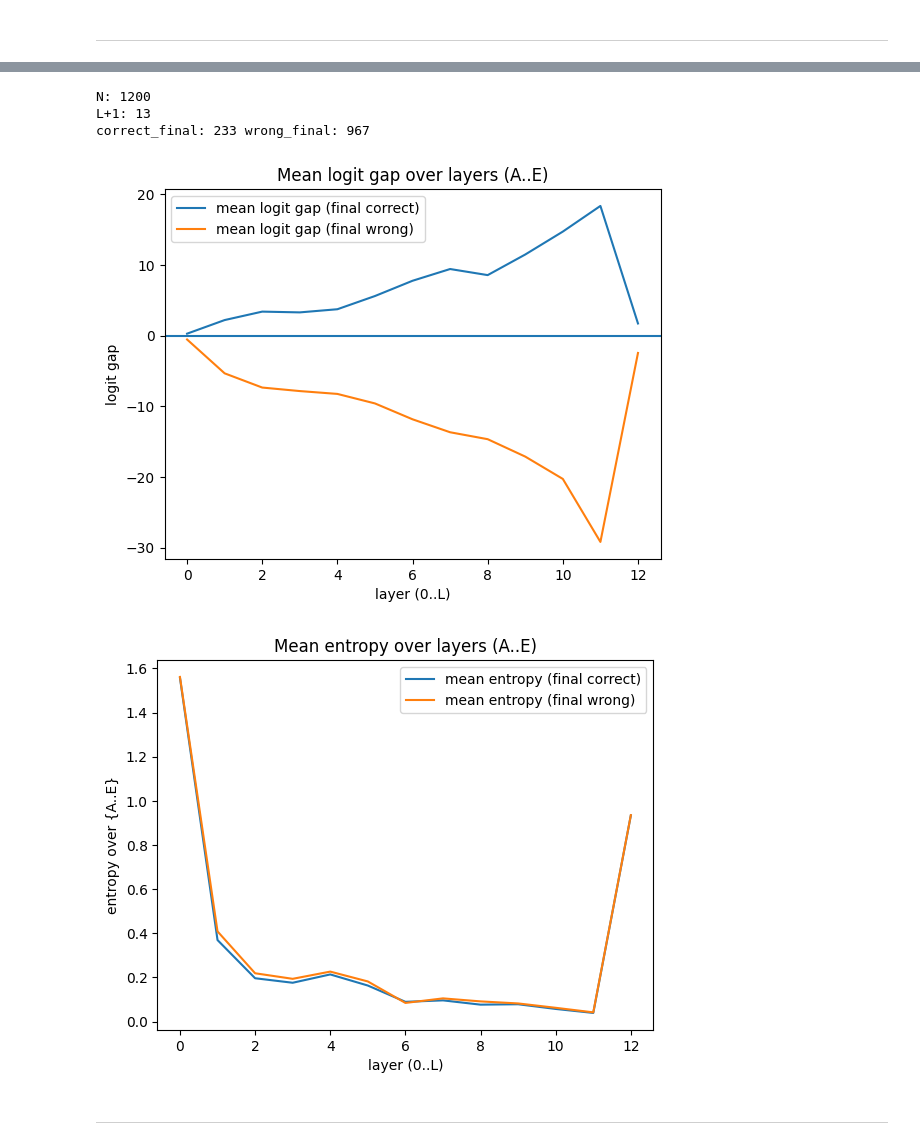
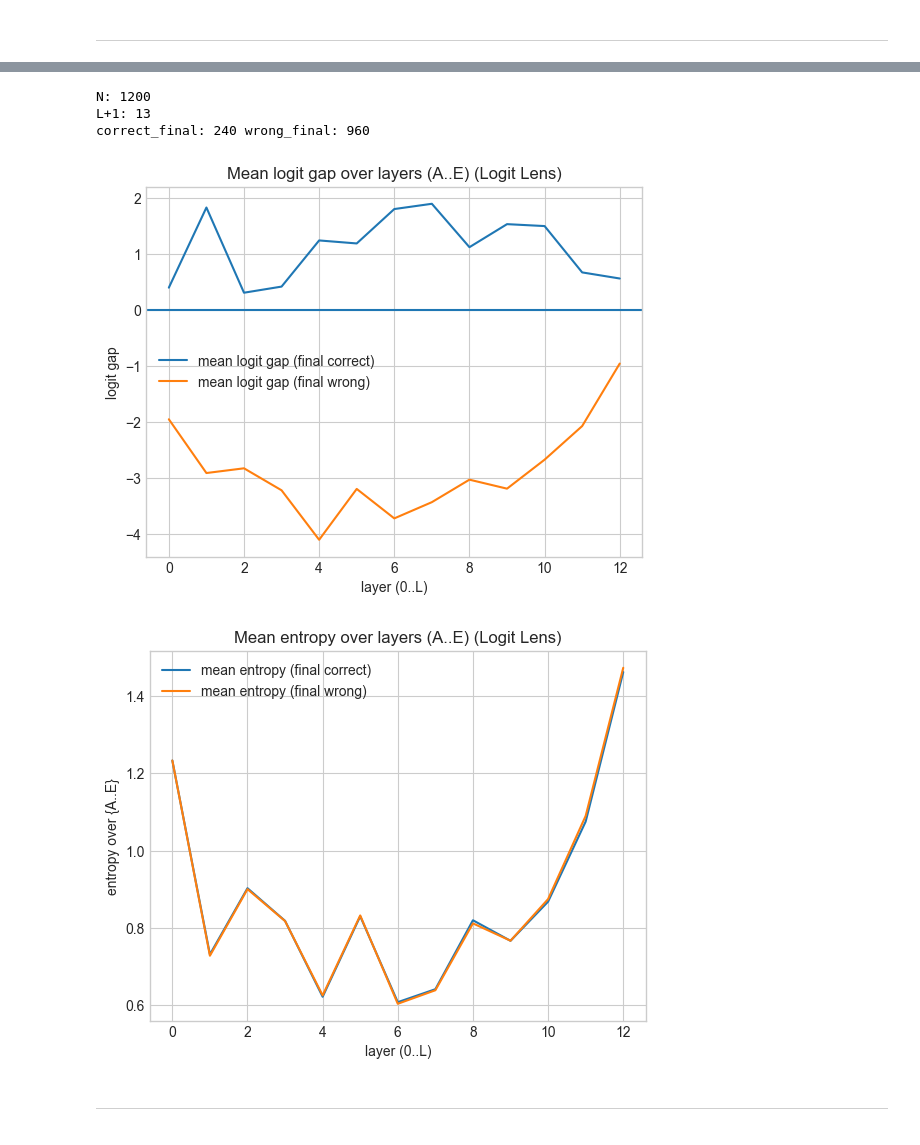
Before and after one commit to Mikolaj-MLP/Transformer-Decision-Traces, a Jupyter notebook: Dec_trace_properties_vis.ipynb, the cells around one changed output, grey strips where cells are left out. Saved outputs shown, nothing was run; the diff lists cells and outputs as text; code cells hidden in the pictures.

```diff
--- a/Dec_trace_properties_vis.ipynb
+++ b/Dec_trace_properties_vis.ipynb
@@ -4,14 +12,16 @@ import numpy as np
 import pandas as pd
 import torch
 import matplotlib.pyplot as plt
+plt.style.use("seaborn-v0_8-whitegrid")
 
 from src.traces_utils.store import TraceStore
 from src.models.load import load_base
 # %%
-# Auto-pick latest run in traces/
+# Auto-pick latest run from traces/
 traces_root = Path("traces")
-runs = [p for p in traces_root.iterdir() if p.is_dir() and (p/"meta.json").exists()]
+runs = [p for p in traces_root.iterdir() if p.is_dir() and (p / "meta.json").exists()]
 runs = sorted(runs, key=lambda p: p.stat().st_mtime, reverse=True)
+
 run_dir = str(runs[0])
 print("Using run:", run_dir)
 
@@ -19,7 +29,9 @@ st = TraceStore(run_dir)
 print("meta:", st.meta)
 print("arrays:", st.arrays())
 
-tok, model, device = load_base("gpt2")
+# load the SAME model checkpoint as the trace says it used !!!!!!11!
+model_name = st.meta.get("model", "gpt2")
+tok, model, device = load_base(model_name)
 model.eval()
 # %% [output]
 Using run: traces\20260113-003502_gpt2_csqa_validation_n1200
@@ -52,7 +64,11 @@ for lab in choice_labels:
     choice_token_ids[lab] = ids
     print(lab, s, "->", ids, "tokens:", tok.convert_ids_to_tokens(ids))
 
-# using ONLY single-token choices !!!!!!!!!!!!
+# enforce single-token choices
+for lab, ids in choice_token_ids.items():
+    assert len(ids) == 1, f"Choice {lab} is not 1 token: {ids} -> {tok.convert_ids_to_tokens(ids)}"
+
+
 choice_token_first = {lab: ids[0] for lab, ids in choice_token_ids.items()}
 print("choice_token_first:", choice_token_first)
 # %% [output]
@@ -274,13 +402,13 @@ plt.show()
 # %%
-# label an example as "correct_final" if final layer top among A-E == answerKey.
 tokens_df = st.tokens.copy().reset_index(drop=True)
 N = len(tokens_df)
 print("N:", N)
 
-Lp1 = st.arrays()["dec_hidden"][1]  # (N, L+1, T, D) -> L+1
+Lp1 = st.arrays()["dec_hidden"][1]
 print("L+1:", Lp1)
 
 W = model.lm_head.weight.detach().to("cpu")
+ln_f = model.transformer.ln_f
 
 mean_gap_correct = np.zeros(Lp1, dtype=np.float64)
 mean_gap_wrong   = np.zeros(Lp1, dtype=np.float64)
@@ -290,8 +418,7 @@ mean_ent_wrong   = np.zeros(Lp1, dtype=np.float64)
 cnt_c = 0
 cnt_w = 0
 
-# limit for speed while prototyping
-LIMIT = None  # e.g. 200
+LIMIT = None
 
 for i in range(N if LIMIT is None else min(N, LIMIT)):
     row = tokens_df.iloc[i]
@@ -300,9 +427,11 @@ for i in range(N if LIMIT is None else min(N, LIMIT)):
 
     enc = st.encodings(eid)
     mask = np.array(enc["attention_mask"], dtype=np.int64)
-    pos = int(mask.sum() - 1)
 
-    Hs = st.hidden(eid, side="dec")  # (L+1,T,D)
+    # LEFT padding => last active token
+    pos = int(np.where(mask == 1)[0][-1])
+
+    Hs = st.hidden(eid, side="dec")
 
     gaps = []
     ents = []
@@ -310,6 +439,8 @@ for i in range(N if LIMIT is None else min(N, LIMIT)):
 
     for li in range(Lp1):
         h = torch.tensor(Hs[li, pos, :], dtype=torch.float32)
+        h = ln_f(h)
+
         logits5 = []
         for lab in choice_labels:
             tid = choice_token_first[lab]
@@ -325,12 +456,13 @@ for i in range(N if LIMIT is None else min(N, LIMIT)):
         gap = float(logits5[idx_c] - best_other)
 
         top = choice_labels[int(np.argmax(logits5))]
+
         gaps.append(gap)
         ents.append(ent)
         tops.append(top)
 
-    gaps = np.array(gaps)
-    ents = np.array(ents)
+    gaps = np.array(gaps, dtype=np.float64)
+    ents = np.array(ents, dtype=np.float64)
 
     correct_final = (tops[-1] == lab_correct)
     if correct_final:
@@ -343,38 +475,38 @@ for i in range(N if LIMIT is None else min(N, LIMIT)):
         cnt_w += 1
 
 print("correct_final:", cnt_c, "wrong_final:", cnt_w)
 
 mean_gap_correct /= max(cnt_c, 1)
 mean_gap_wrong   /= max(cnt_w, 1)
 mean_ent_correct /= max(cnt_c, 1)
 mean_ent_wrong   /= max(cnt_w, 1)
 
 x = np.arange(Lp1)
 
 plt.figure()
 plt.plot(x, mean_gap_correct, label="mean logit gap (final correct)")
 plt.plot(x, mean_gap_wrong, label="mean logit gap (final wrong)")
 plt.axhline(0.0)
 plt.xlabel("layer (0..L)")
 plt.ylabel("logit gap")
-plt.title("Mean logit gap over layers (A..E)")
+plt.title("Mean logit gap over layers (A..E) (Logit Lens)")
 plt.legend()
 plt.show()
 
 plt.figure()
 plt.plot(x, mean_ent_correct, label="mean entropy (final correct)")
 plt.plot(x, mean_ent_wrong, label="mean entropy (final wrong)")
 plt.xlabel("layer (0..L)")
 plt.ylabel("entropy over {A..E}")
-plt.title("Mean entropy over layers (A..E)")
+plt.title("Mean entropy over layers (A..E) (Logit Lens)")
 plt.legend()
 plt.show()
 # %% [output]
 N: 1200
 L+1: 13
-correct_final: 233 wrong_final: 967
+correct_final: 240 wrong_final: 960
-[figure, old version]
+[figure, new version]
-[figure, old version]
+[figure, new version]
 # %% [markdown]
 -------------------
 # %% [markdown]
```
Also changed, not shown: parts of 11 cells of this notebook.
